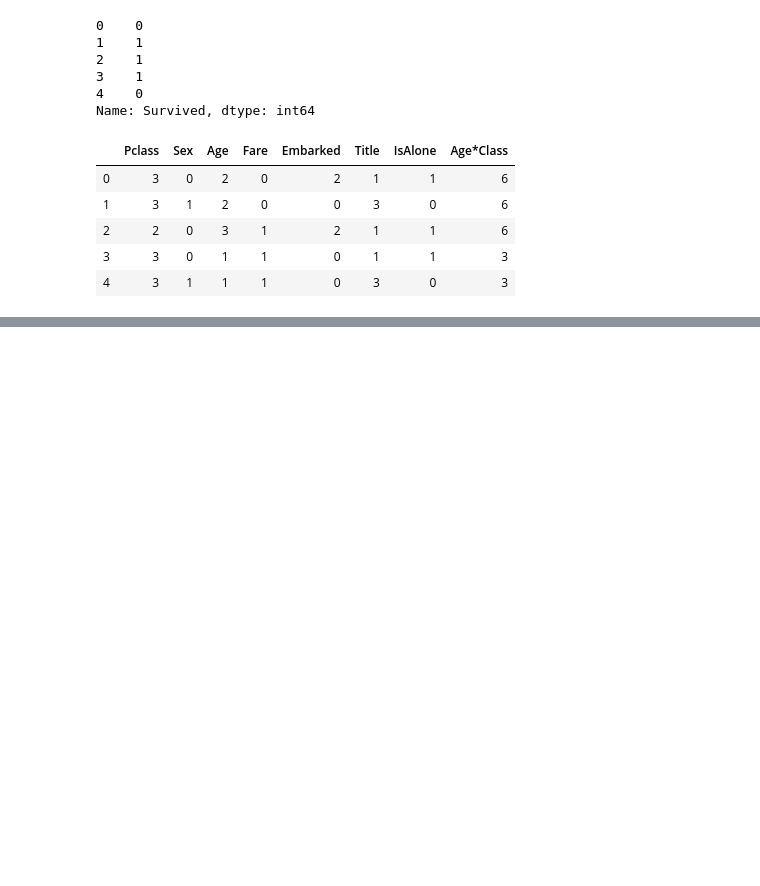
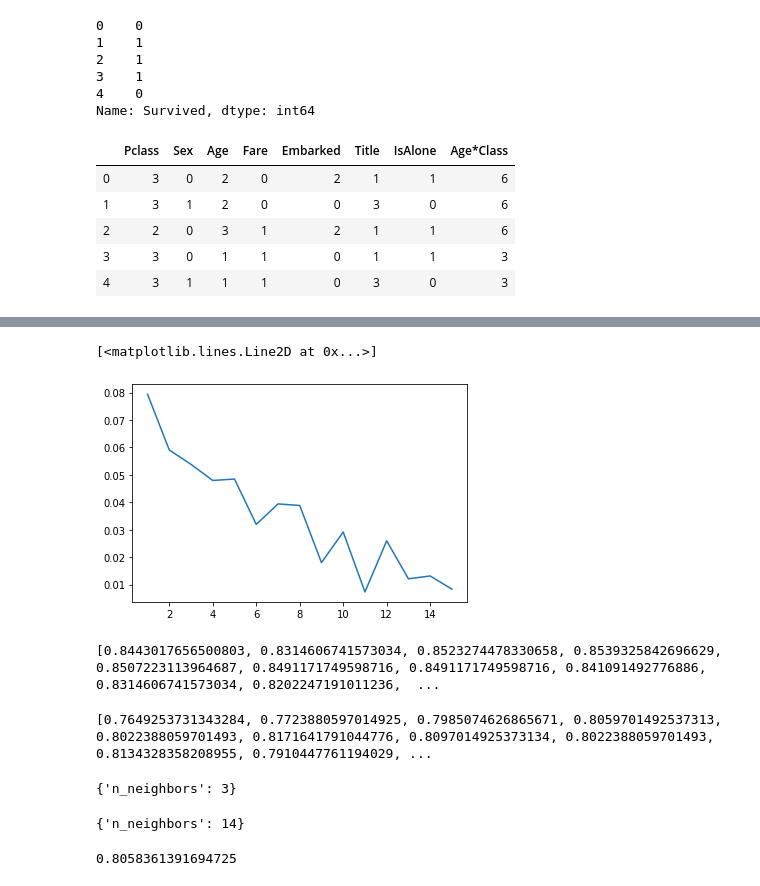
Before and after one commit to angelaiallonardi/my_first_ML_project, a Jupyter notebook: Titanic.ipynb, the cells around one changed output, grey strips where cells are left out. Cells and saved outputs as stored; diff of their text form; code cells hidden in the pictures; blank space fills up the shorter version.

```diff
--- a/Titanic.ipynb
+++ b/Titanic.ipynb
@@ -755,0 +790,35 @@ X_test.head()
+# %%
+plt.plot(neighbors_settings, np.array(training_accuracy) - np.array(test_accuracy), label='Validation error')
+# %% [output]
+[<matplotlib.lines.Line2D at 0x...>]
+[figure, added]
+# %%
+print(training_accuracy)
+# %% [output]
+[0.8443017656500803, 0.8314606741573034, 0.8523274478330658, 0.8539325842696629, 0.8507223113964687, 0.8491171749598716, 0.8491171749598716, 0.841091492776886, 0.8314606741573034, 0.8202247191011236,  ...
+# %%
+print(test_accuracy)
+# %% [output]
+[0.7649253731343284, 0.7723880597014925, 0.7985074626865671, 0.8059701492537313, 0.8022388059701493, 0.8171641791044776, 0.8097014925373134, 0.8022388059701493, 0.8134328358208955, 0.7910447761194029, ...
+# %%
+from sklearn.model_selection import GridSearchCV, ShuffleSplit
+param_grid = {'n_neighbors' : np.arange(1,16)}
+knn = KNeighborsClassifier()
+knn_cv = GridSearchCV(knn, param_grid, cv=ShuffleSplit(test_size=0.20, n_splits=1, random_state=0))
+knn_cv.fit(X_train, y_train)
+knn_cv.best_params_
+# %% [output]
+{'n_neighbors': 3}
+# %%
+from sklearn.model_selection import GridSearchCV
+param_grid = {'n_neighbors' : np.arange(1,16)}
+knn = KNeighborsClassifier()
+knn_cv = GridSearchCV(knn, param_grid, cv=5)
+knn_cv.fit(X_train, y_train)
+knn_cv.best_params_
+# %% [output]
+{'n_neighbors': 14}
+# %%
+knn_cv.best_score_
+# %% [output]
+0.8058361391694725
```
Also changed, not shown: parts of 8 cells of this notebook.
